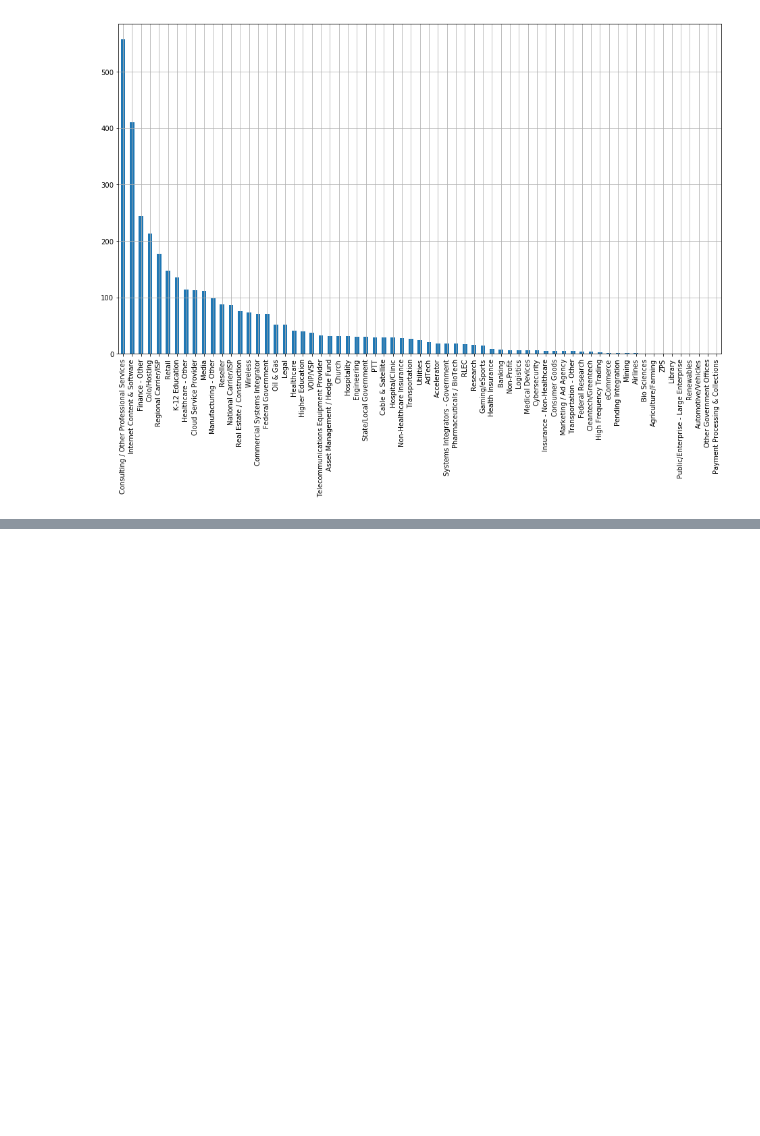
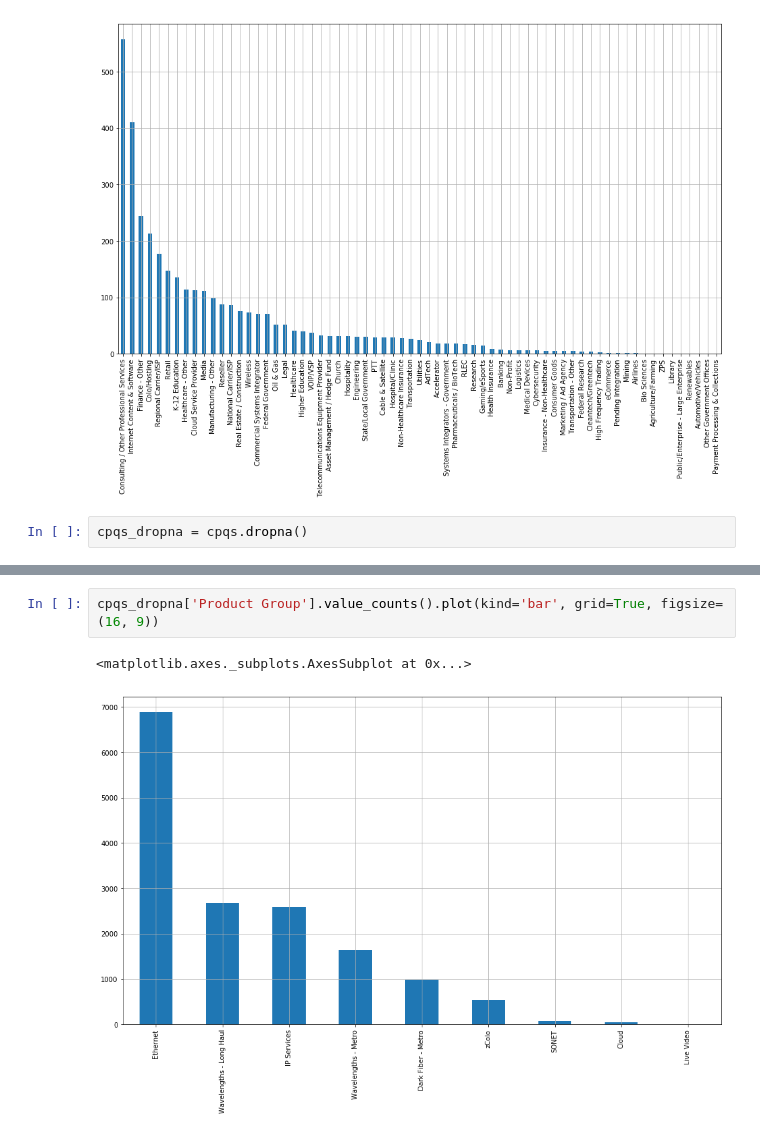
Before and after one commit to INFO-4602-5602/project1-swashbucklers, a Jupyter notebook: data-exploration.ipynb, the cells around one changed output, grey strips where cells are left out. Saved outputs shown, nothing was run; the diff lists cells and outputs as text; blank space fills up the shorter version.

```diff
--- a/data-exploration.ipynb
+++ b/data-exploration.ipynb
@@ -20,3 +35,5 @@ accounts_dropna.Vertical.value_counts().plot(kind='bar', grid=True, figsize=(16,
 # %% [output]
 <matplotlib.axes._subplots.AxesSubplot at 0x...>
 [figure]
+# %%
+cpqs_dropna = cpqs.dropna()
@@ -22,0 +57,5 @@ accounts_dropna.Vertical.value_counts().plot(kind='bar', grid=True, figsize=(16,
+# %%
+cpqs_dropna['Product Group'].value_counts().plot(kind='bar', grid=True, figsize=(16, 9))
+# %% [output]
+<matplotlib.axes._subplots.AxesSubplot at 0x...>
+[figure, added]
```
Also changed, not shown: parts of 7 cells of this notebook.
